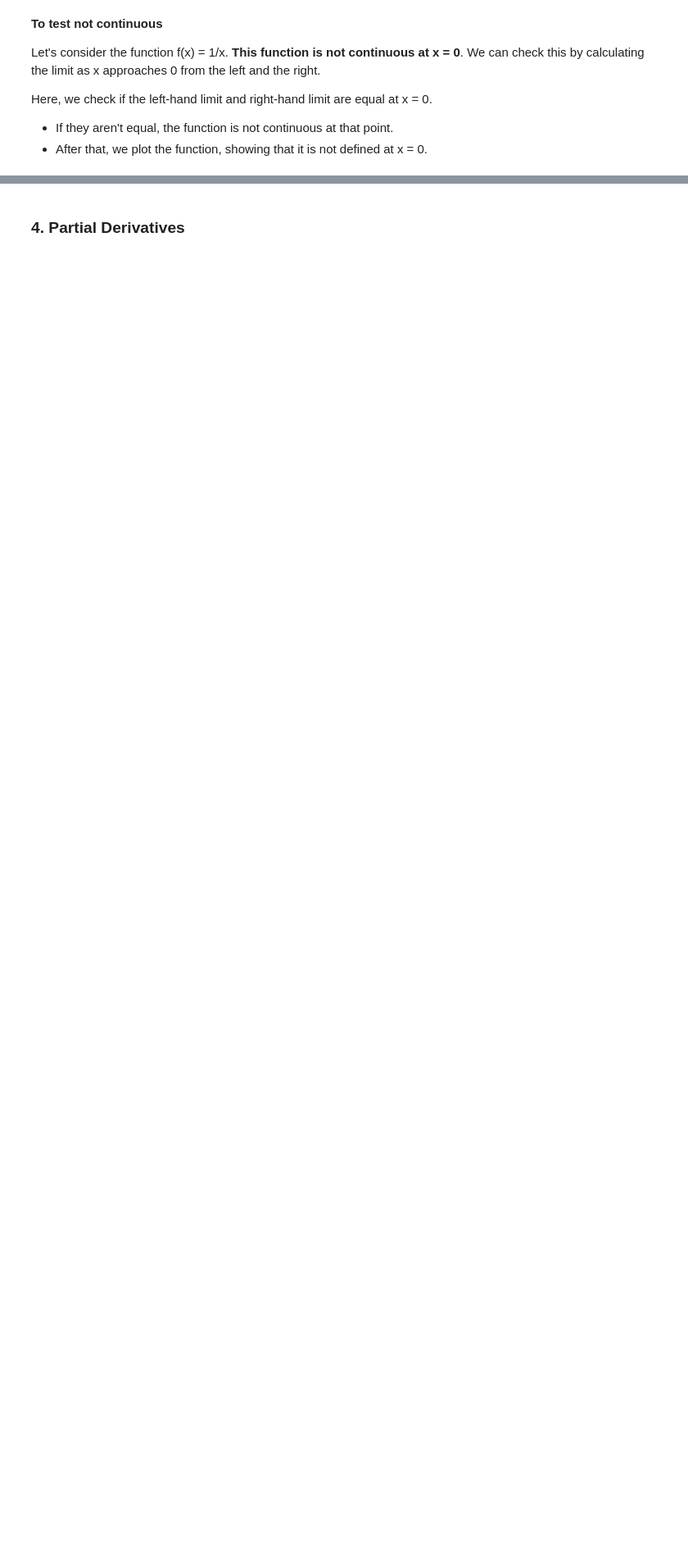
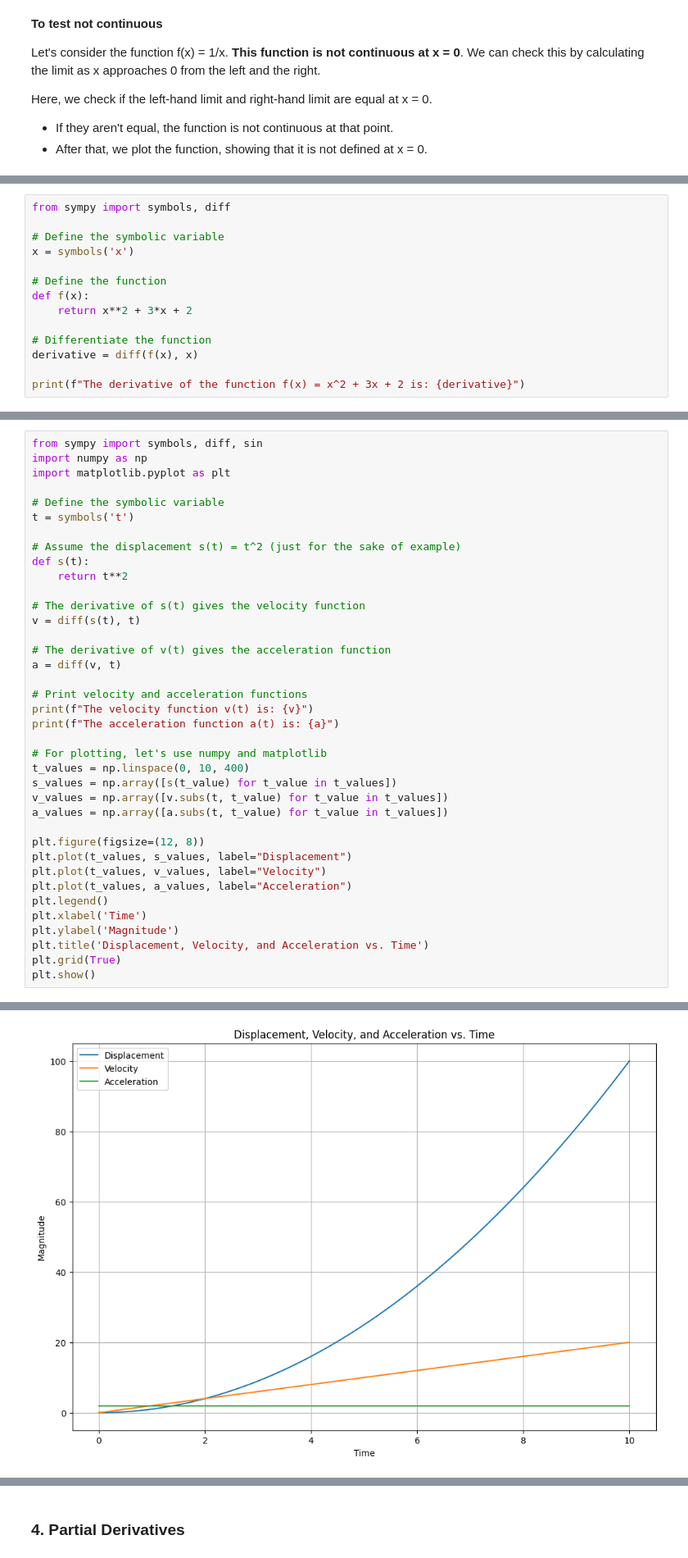
Before and after one commit to natapone/learning_ai_by_coding, a Jupyter notebook: 1-2_calculus.ipynb, the cells around one changed output, grey strips where cells are left out. Shown at 82% size. Cells and saved outputs as stored; diff of their text form; blank space fills up the shorter version.

Commit message:
partial derivative

```diff
--- a/1-2_calculus.ipynb
+++ b/1-2_calculus.ipynb
@@ -457,0 +464,14 @@ In other words, it provides the **slope of the function at a particular point**,
+# %%
+from sympy import symbols, diff
+
+# Define the symbolic variable
+x = symbols('x')
+
+# Define the function
+def f(x):
+    return x**2 + 3*x + 2
+
+# Differentiate the function
+derivative = diff(f(x), x)
+
+print(f"The derivative of the function f(x) = x^2 + 3x + 2 is: {derivative}")
@@ -457,0 +501,39 @@ In other words, it provides the **slope of the function at a particular point**,
+# %%
+from sympy import symbols, diff, sin
+import numpy as np
+import matplotlib.pyplot as plt
+
+# Define the symbolic variable
+t = symbols('t')
+
+# Assume the displacement s(t) = t^2 (just for the sake of example)
+def s(t):
+    return t**2
+
+# The derivative of s(t) gives the velocity function
+v = diff(s(t), t)
+
+# The derivative of v(t) gives the acceleration function
+a = diff(v, t)
+
+# Print velocity and acceleration functions
+print(f"The velocity function v(t) is: {v}")
+print(f"The acceleration function a(t) is: {a}")
+
+# For plotting, let's use numpy and matplotlib
+t_values = np.linspace(0, 10, 400)
+s_values = np.array([s(t_value) for t_value in t_values])
+v_values = np.array([v.subs(t, t_value) for t_value in t_values])
+a_values = np.array([a.subs(t, t_value) for t_value in t_values])
+
+plt.figure(figsize=(12, 8))
+plt.plot(t_values, s_values, label="Displacement")
+plt.plot(t_values, v_values, label="Velocity")
+plt.plot(t_values, a_values, label="Acceleration")
+plt.legend()
+plt.xlabel('Time')
+plt.ylabel('Magnitude')
+plt.title('Displacement, Velocity, and Acceleration vs. Time')
+plt.grid(True)
+plt.show()
+# %% [output]
@@ -458,3 +542,4 @@ In other words, it provides the **slope of the function at a particular point**,
+[figure, added]
 # %% [markdown]
 Differentiation has numerous applications in the real world. Here are a few examples:
 
```
Also changed, not shown: parts of 27 cells of this notebook.
